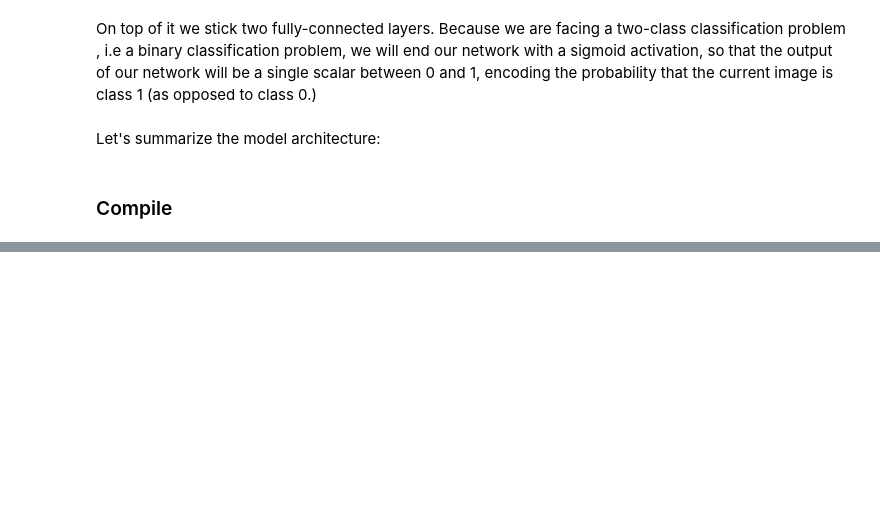
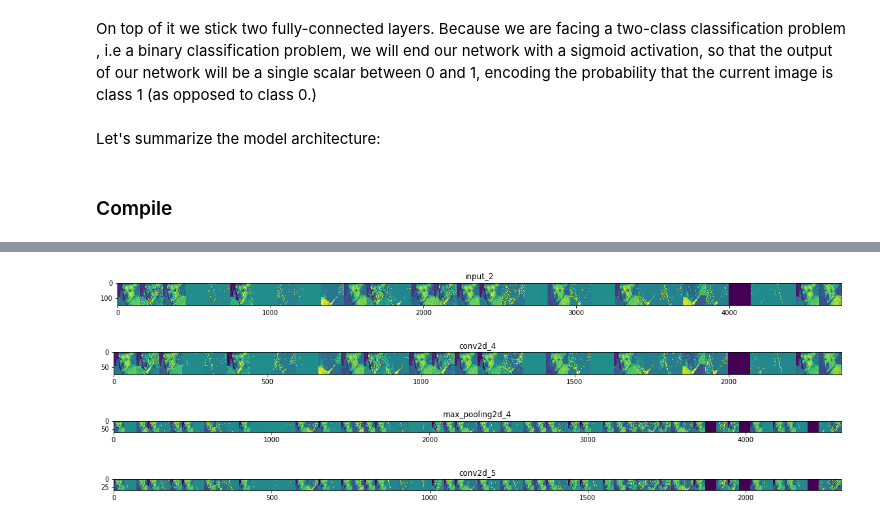
Before and after one commit to birajsth/MachineLearning-with-tensorflow, a Jupyter notebook: image_classification.ipynb, the cells around one changed output, grey strips where cells are left out. Saved outputs shown, nothing was run; the diff lists cells and outputs as text; code cells hidden in the pictures; blank space fills up the shorter version.

```diff
--- a/image_classification.ipynb
+++ b/image_classification.ipynb
@@ -167,0 +198,8 @@ model.compile(loss='binary_crossentropy',
+# %%
+history = model.fit_generator(
+    train_generator,
+    steps_per_epoch=100, # 2000 images = batch_size * steps
+    epochs=15,
+    validation_data=validation_generator,
+    validation_steps=50, # 1000 images = batch_size * steps
+    verbose=2)
@@ -167,0 +229,58 @@ model.compile(loss='binary_crossentropy',
+# %%
+import numpy as np
+import random
+from tensorflow.keras.preprocessing.image import img_to_array, load_img
+
+# Let's define a new Model that will take an image as input, and will output
+# intermediate representations for all layers in the previous model after the first
+successive_outputs = [layer.output for layer in model.layers[1:]]
+visualization_model = Model(img_input, successive_outputs)
+
+# Let's prerpare a random input of a cat or dog from the training set.
+cat_img_files = [os.path.join(train_cats_dir, f) for f in train_cat_fnames]
+dog_img_files = [os.path.join(train_dogs_dir, f) for f in train_dog_fnames]
+img_path = random.choice(cat_img_files + dog_img_files)
+
+img = load_img(img_path, target_size=(150, 150)) # this is a PIL image
+x = img_to_array(img) # Numpy array with shape (150, 150, 3)
+x = x.reshape((1,) + x.shape) # Numpy array with shape (1, 150, 150, 3)
+
+# Rescale by 1/255
+x /= 255
+
+# Let's run our image through our network, thus obtaining all
+# intermediate representations for this image.
+successive_feature_maps = visualization_model.predict(x)
+
+# These are the names of the layers, so can have them as part of our plot
+layer_names = [layer.name for layer in model.layers]
+
+# Now let's display our representations
+for layer_name, feature_map in zip(layer_names, successive_feature_maps):
+  if len(feature_map.shape) == 4:
+    # Just do this for the conv / maxpool layers, not the fully-connected layers
+    n_features = feature_map.shape[-1] # number of features in feature map
+    # The feature map has shape (1, size, size, n_features)
+    size = feature_map.shape[1]# We will tile our images in this matrix
+    display_grid = np.zeros((size, size * n_features))
+    for i in range(n_features):
+      # Postprocess the feature to make it visually palatable
+      x = feature_map[0, :, :, i]
+      x -= x.mean()
+      x /= x.std()
+      x *= 64
+      x += 128
+      x = np.clip(x, 0, 255).astype('uint8')
+      # We'll tile each filter into this big horizontal grid
+      display_grid[:, i * size : (i + 1) * size] = x
+    # Display the grid
+    scale = 20. / n_features
+    plt.figure(figsize=(scale * n_features, scale))
+    plt.title(layer_name)
+    plt.grid(False)
+    plt.imshow(display_grid, aspect='auto', cmap='viridis')
+# %% [output]
+[figure, added]
+[figure, added]
+[figure, added]
+[figure, added]
```
Also changed, not shown: parts of 11 cells of this notebook.
